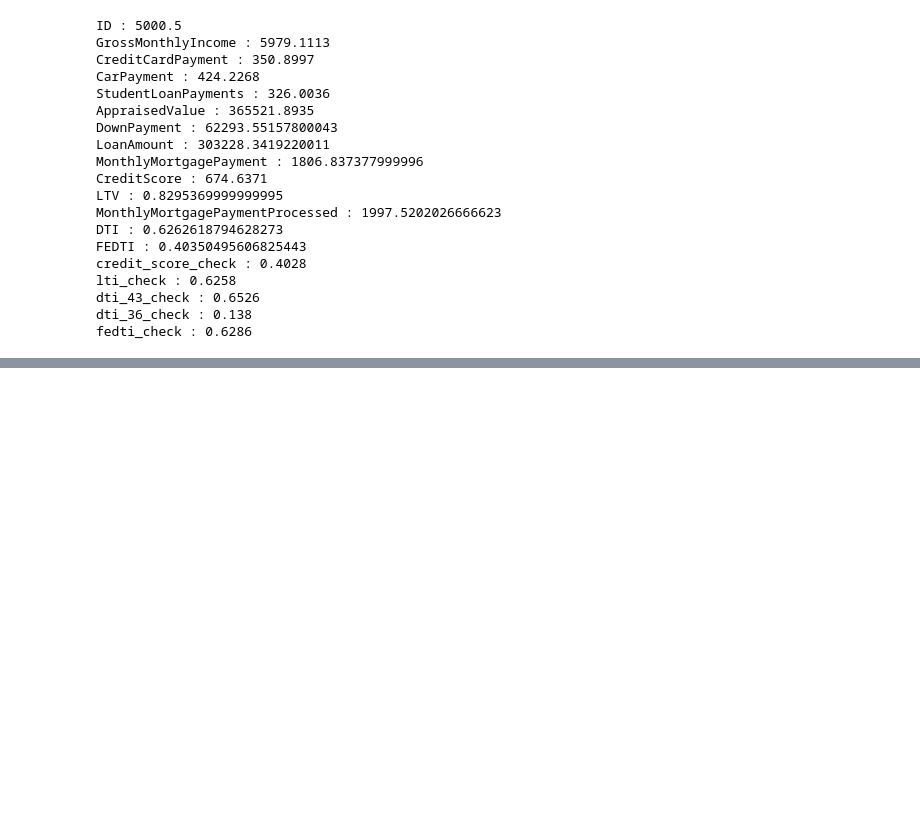
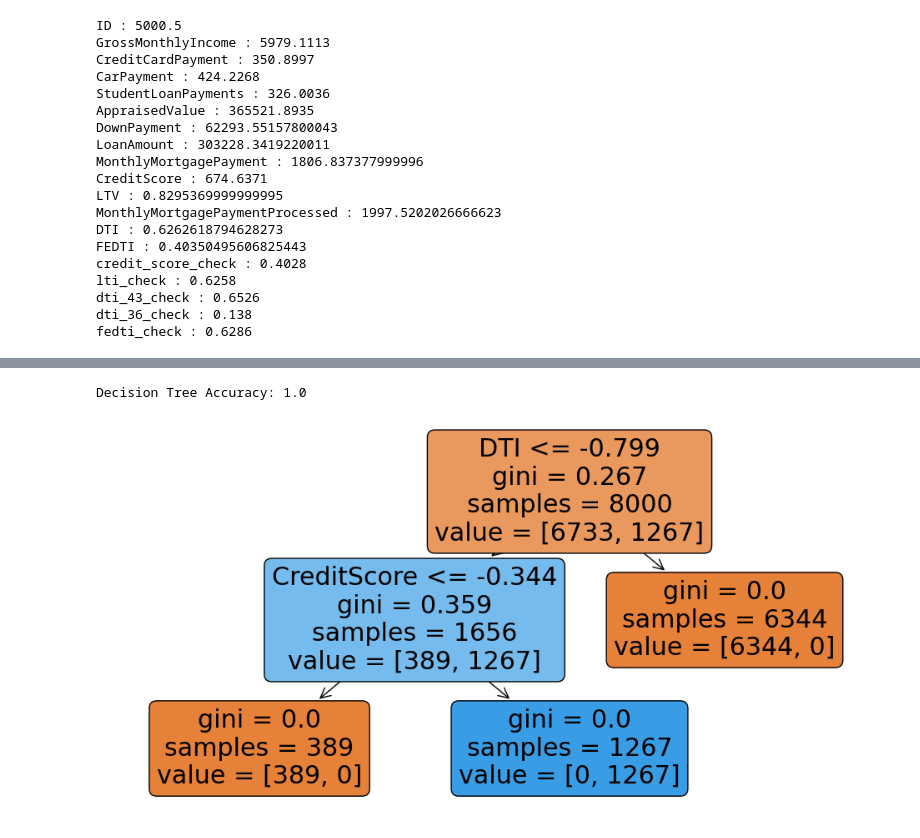
Before and after one commit to anishfish2/homestead-backend, a Jupyter notebook: analysis.ipynb, the cells around one changed output, grey strips where cells are left out. Cells and saved outputs as stored; diff of their text form; code cells hidden in the pictures; blank space fills up the shorter version.

Commit message:
Added some analysis graphs

```diff
--- a/analysis.ipynb
+++ b/analysis.ipynb
@@ -45,11 +57,7 @@ all_data['FEDTI'] = all_data['MonthlyMortgagePaymentProcessed'] / all_data['Gros
 # %%
 #Determine approval
 
-
-
-
 def add_filter(df):
-    credit_scoreNum, ltiNum, dti_43Num, dti_36Num, fedtiNum = 0, 0, 0, 0, 0
     approved_list = []
     lti_list = []
     credit_score_list = []
@@ -65,20 +73,16 @@ def add_filter(df):
         if row['CreditScore'] < 640:
             approved = 'N'
             credit_score = 1
-            credit_scoreNum += 1
         if row['LTV'] >= .8:
             lti = 1
         if row['DTI'] >= .43:
             approved = 'N'
-            dti_43Num += 1
             dti_43 = 1
         elif row['DTI'] >= .36:
             approved = 'N'
-            dti_36Num += 1
             dti_36 = 1
         if row['FEDTI'] >= .28:
             approved ='N'
-            fedtiNum += 1
             fedti = 1
 
         approved_list.append(approved)
@@ -95,9 +99,9 @@ def add_filter(df):
     df['dti_36_check'] = dti_36_list
     df['fedti_check'] = fedti_list
 
-    return df, credit_scoreNum, ltiNum, dti_43Num, dti_36Num, fedtiNum
+    return df
 # %%
-all_data, credit_scoreNum, ltiNum, dti_43Num, dti_36Num, fedtiNum = add_filter(all_data)
+all_data = add_filter(all_data)
 all_data.head()
 # %% [output]
 |  | ID | GrossMonthlyIncome | CreditCardPayment | CarPayment | StudentLoanPayments | AppraisedValue | ... |
@@ -146,0 +155,18 @@ KeyError: 'fedti'
+# %%
+#Machine learning for binary classifcation
+
+all_data['Approved'] = all_data['Approved'].map({'Y': 1, 'N': 0})
+# %%
+X = all_data.drop(['Approved', 'credit_score_check', 'lti_check', 'dti_43_check', 'dti_36_check', 'fedti_check' ], axis=1)
+y = all_data['Approved']
+
+
+# Split the data into training and testing sets
+X_train, X_test, y_train, y_test = train_test_split(X, y, test_size=0.2, random_state=42)
+
+# Standardize the features
+scaler = StandardScaler()
+X_train_scaled = scaler.fit_transform(X_train)
+X_test_scaled = scaler.transform(X_test)
+
+X.head()
@@ -146,0 +180,16 @@ KeyError: 'fedti'
+# %%
+# Decision Tree
+tree_model = DecisionTreeClassifier(random_state=42)
+tree_model.fit(X_train_scaled, y_train)
+
+y_tree_pred = tree_model.predict(X_test_scaled)
+accuracy_tree = accuracy_score(y_test, y_tree_pred)
+print(f'Decision Tree Accuracy: {accuracy_tree}')
+
+# Visualize the decision tree
+plt.figure(figsize=(12, 6))
+plot_tree(tree_model, feature_names=X.columns, filled=True, rounded=True)
+plt.show()
+# %% [output]
+Decision Tree Accuracy: 1.0
+[figure, added]
```
Also changed, not shown: parts of 7 cells of this notebook, 1 other file.
